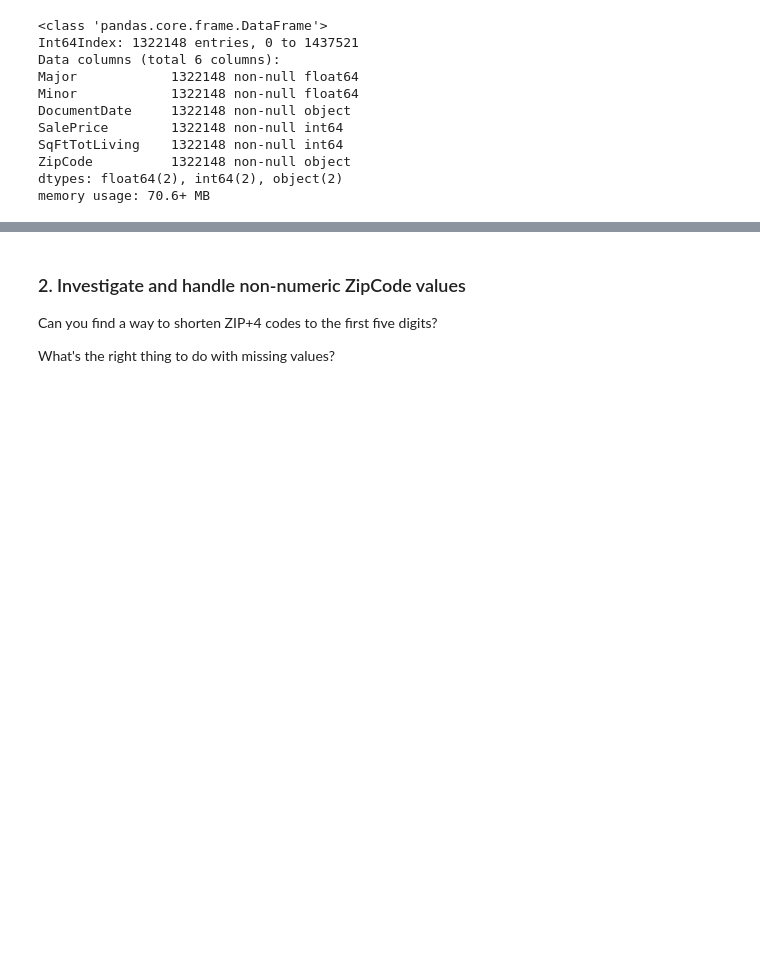
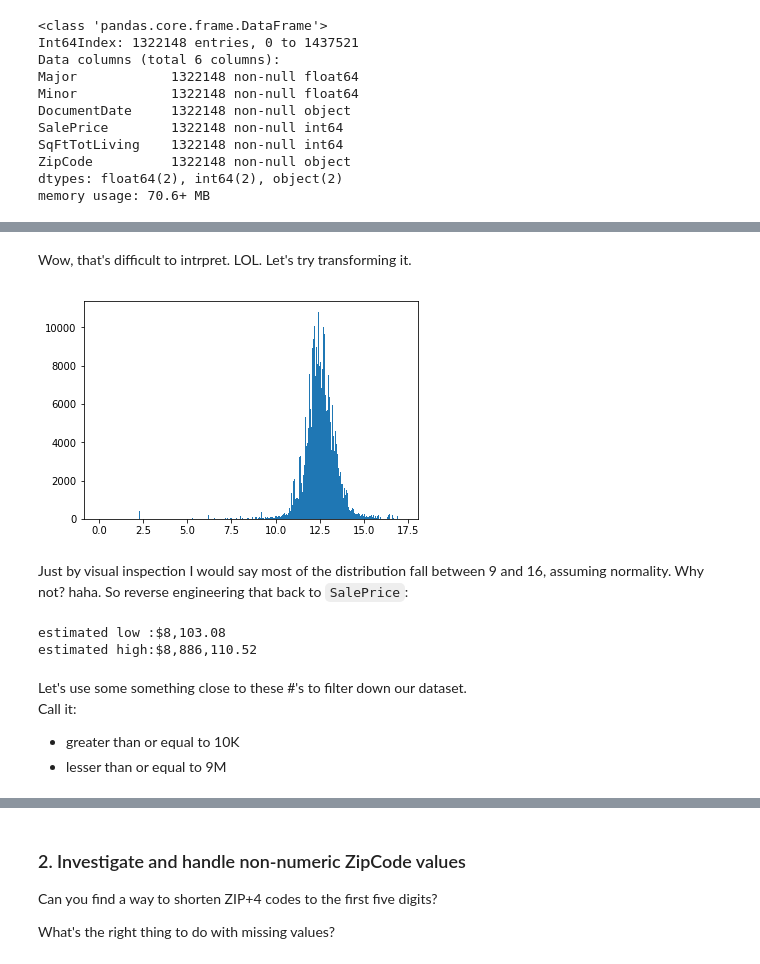
Before and after one commit to MangrobanGit/pandas-3-data-cleaning-seattle-ds-career-040119, a Jupyter notebook: pandas-3-data-cleaning.ipynb, the cells around one changed output, grey strips where cells are left out. Drawn from its saved outputs; the diff is of its cells as text; code cells hidden in the pictures; blank space fills up the shorter version.

```diff
--- a/pandas-3-data-cleaning.ipynb
+++ b/pandas-3-data-cleaning.ipynb
@@ -333,0 +391,24 @@ sales_data_2 = sales_data[ sales_data['SalePrice'] >= 100 ]
+# %% [markdown]
+Wow, that's difficult to intrpret. LOL. Let's try transforming it.
+# %%
+import math
+fig, ax = plt.subplots()
+
+ax.hist(sales_data_wm['SalePrice'].map(math.log), bins = 1000)
+plt.show()
+# %% [output]
+[figure, added]
+# %% [markdown]
+Just by visual inspection I would say most of the distribution fall between 9 and 16, assuming normality. Why not? haha. So reverse engineering that back to `SalePrice`:
+# %%
+print( 'estimated low :' + '${:,.2f}'.format(math.exp(9)))
+print( 'estimated high:' + '${:,.2f}'.format(math.exp(16)))
+#'${:,.2f}'.format(1234.5)
+# %% [output]
+estimated low :$8,103.08
+estimated high:$8,886,110.52
+# %% [markdown]
+Let's use some something close to these #'s to filter down our dataset.
+Call it:
+- greater than or equal to 10K
+- lesser than or equal to 9M
```
Also changed, not shown: parts of 90 cells of this notebook.
